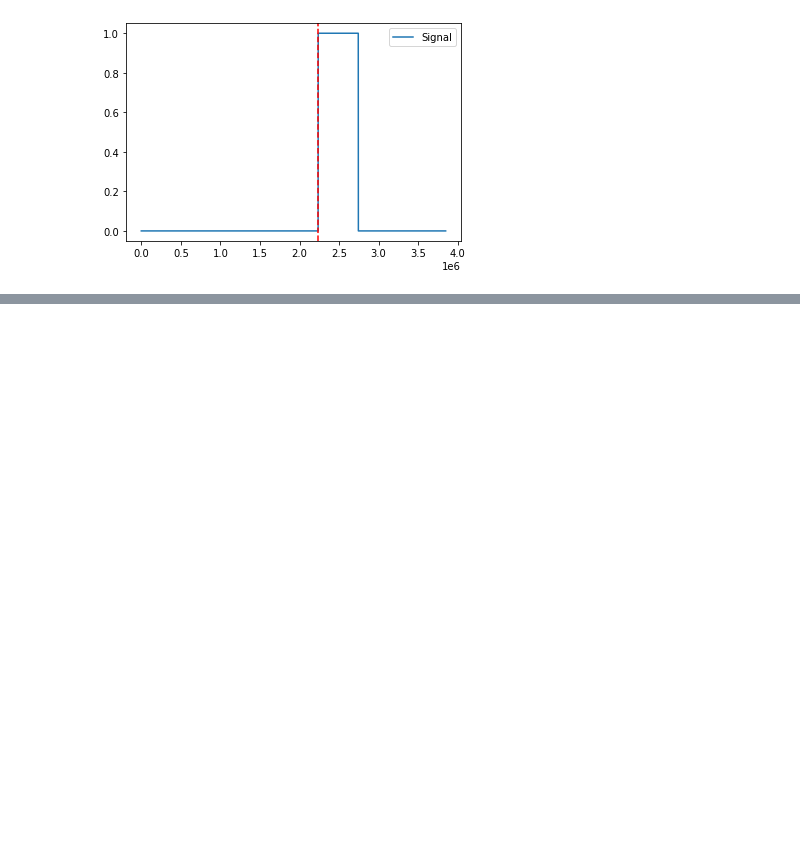
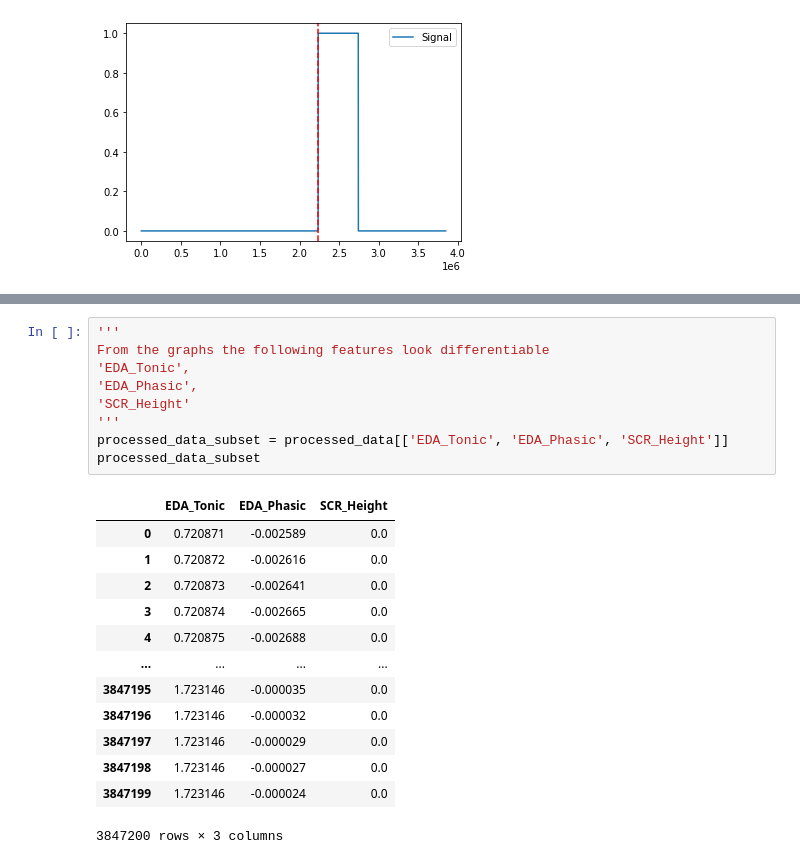
Before and after one commit to kjspring/stress-detection-wearable-devices, a Jupyter notebook: WESAD_EDA.ipynb, the cells around one changed output, grey strips where cells are left out. Saved outputs shown, nothing was run; the diff lists cells and outputs as text; blank space fills up the shorter version.

```diff
--- a/WESAD_EDA.ipynb
+++ b/WESAD_EDA.ipynb
@@ -253,3 +264,26 @@ plot = nk.events_plot(events, processed_data['EDA_Clean'])
+# %%
+'''
+From the graphs the following features look differentiable
+'EDA_Tonic',
+'EDA_Phasic',
+'SCR_Height'
+'''
+processed_data_subset = processed_data[['EDA_Tonic', 'EDA_Phasic', 'SCR_Height']]
+processed_data_subset
+# %% [output]
+|  | EDA_Tonic | EDA_Phasic | SCR_Height |
+| 0 | 0.720871 | -0.002589 | 0.0 |
+| 1 | 0.720872 | -0.002616 | 0.0 |
+| 2 | 0.720873 | -0.002641 | 0.0 |
+| 3 | 0.720874 | -0.002665 | 0.0 |
+| 4 | 0.720875 | -0.002688 | 0.0 |
+| ... | ... | ... | ... |
+| 3847195 | 1.723146 | -0.000035 | 0.0 |
+| 3847196 | 1.723146 | -0.000032 | 0.0 |
+| 3847197 | 1.723146 | -0.000029 | 0.0 |
+| 3847198 | 1.723146 | -0.000027 | 0.0 |
+| 3847199 | 1.723146 | -0.000024 | 0.0 |
+3847200 rows × 3 columns
 # %%
 def plot_events(data, condition_list):
   #numplots = round(len(wesad_data_li) / 4)
```
Also changed, not shown: parts of 18 cells of this notebook.
